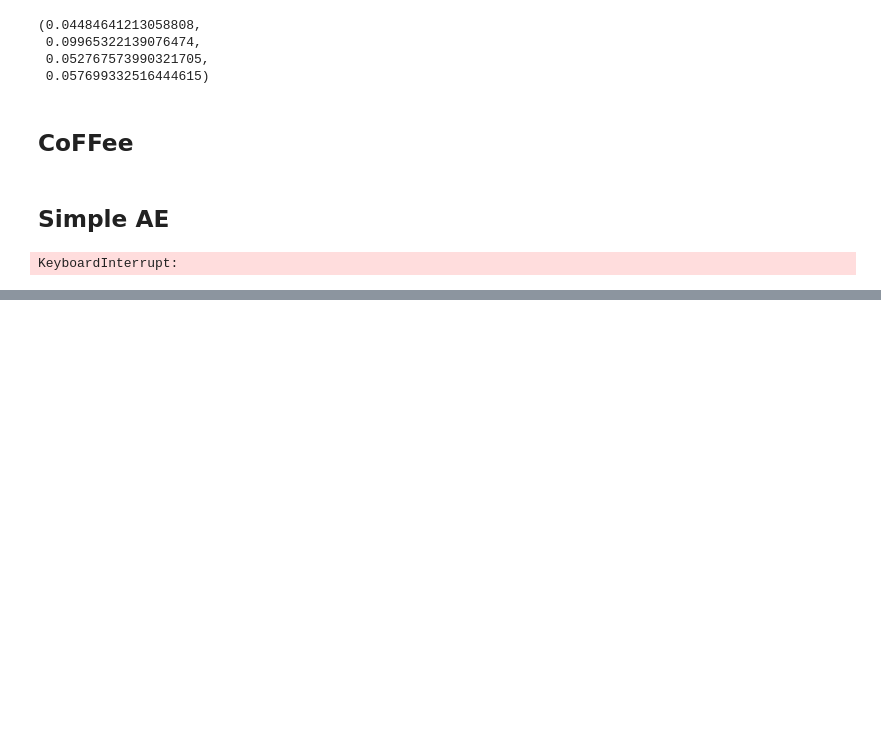
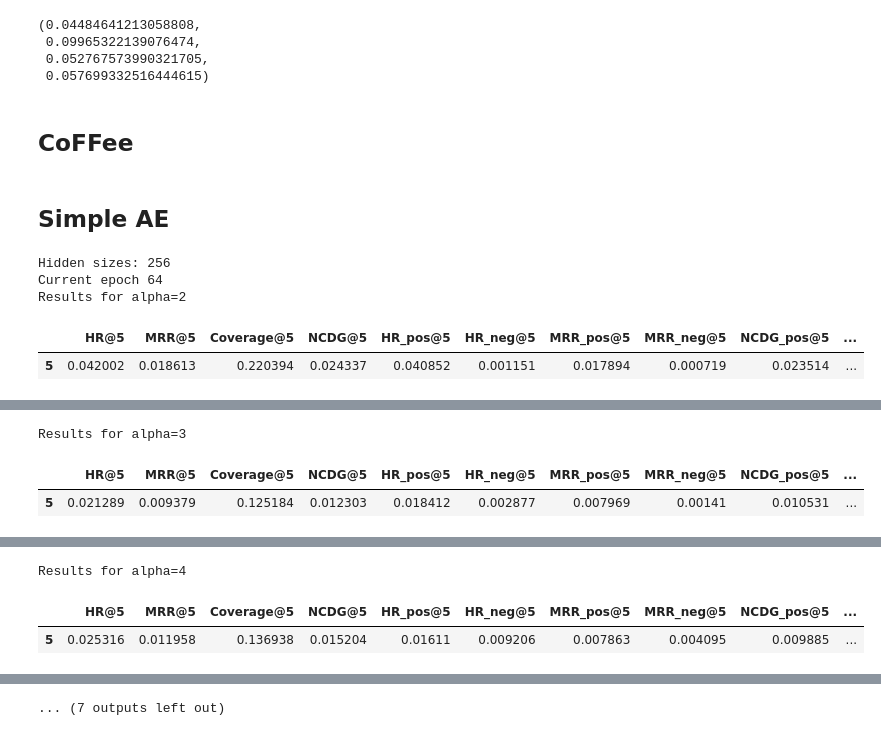
Before and after one commit to elizacc/Structured-Autoencoders-for-Rating-aware-Recommendations, a Jupyter notebook: baselines - ML 1M.ipynb, the cells around one changed output, grey strips where cells are left out. Saved outputs shown, nothing was run; the diff lists cells and outputs as text; code cells hidden in the pictures; blank space fills up the shorter version.

```diff
--- a/baselines - ML 1M.ipynb
+++ b/baselines - ML 1M.ipynb
@@ -865,9 +865,10 @@ make_prediction(tf_scores, holdout, data_description, dcg=True, alpha=5)
 # %% [markdown]
 ## Simple AE
 # %%
-h = ...
-batch_size = ...
-training_testing_pipeline(training, testset_valid, holdout_valid, testset, holdout, data_description, base_model, h, device, batch_size=batch_size)
-# training_testing_pipeline_augment(training, testset_valid, holdout_valid, testset, holdout, data_description, model_init, h, device, MVDataset, batch_size=batch_size)
+training_testing_pipeline(train_val, testset, holdout, data_description, base_model, 256, device, batch_size=32)
 # %% [output]
-KeyboardInterrupt:
+Hidden sizes: 256
+Current epoch 64
+Results for alpha=2
+|  | HR@5 | MRR@5 | Coverage@5 | NCDG@5 | HR_pos@5 | HR_neg@5 | MRR_pos@5 | MRR_neg@5 | NCDG_pos@5 | ... |
+| 5 | 0.042002 | 0.018613 | 0.220394 | 0.024337 | 0.040852 | 0.001151 | 0.017894 | 0.000719 | 0.023514 | ... |
@@ -873,0 +879,3 @@ KeyboardInterrupt:
+Results for alpha=3
+|  | HR@5 | MRR@5 | Coverage@5 | NCDG@5 | HR_pos@5 | HR_neg@5 | MRR_pos@5 | MRR_neg@5 | NCDG_pos@5 | ... |
+| 5 | 0.021289 | 0.009379 | 0.125184 | 0.012303 | 0.018412 | 0.002877 | 0.007969 | 0.00141 | 0.010531 | ... |
@@ -873,0 +886,3 @@ KeyboardInterrupt:
+Results for alpha=4
+|  | HR@5 | MRR@5 | Coverage@5 | NCDG@5 | HR_pos@5 | HR_neg@5 | MRR_pos@5 | MRR_neg@5 | NCDG_pos@5 | ... |
+| 5 | 0.025316 | 0.011958 | 0.136938 | 0.015204 | 0.01611 | 0.009206 | 0.007863 | 0.004095 | 0.009885 | ... |
@@ -873,0 +893 @@ KeyboardInterrupt:
+... (7 outputs left out)
```
Also changed, not shown: parts of 1 cell of this notebook, 3 other files.
